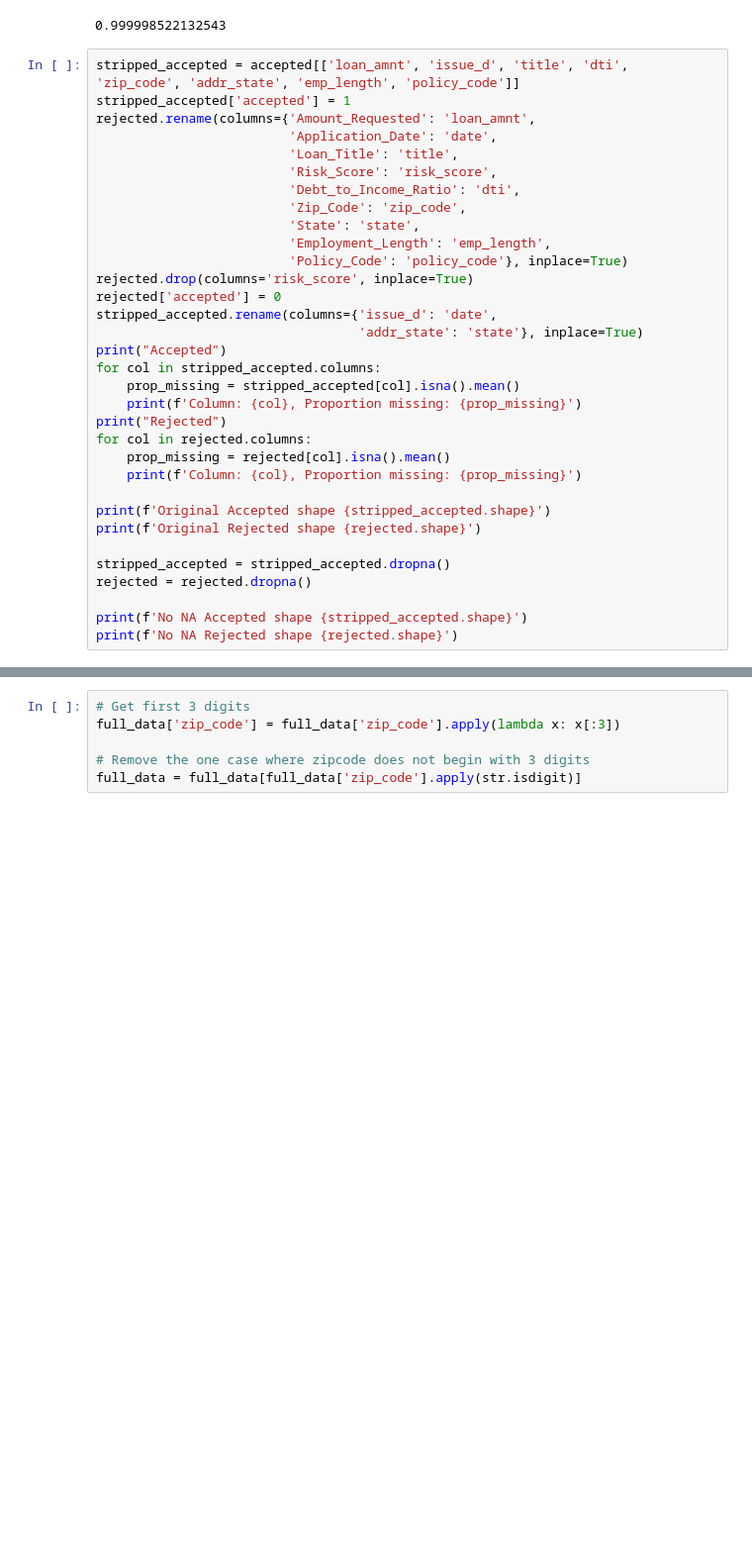
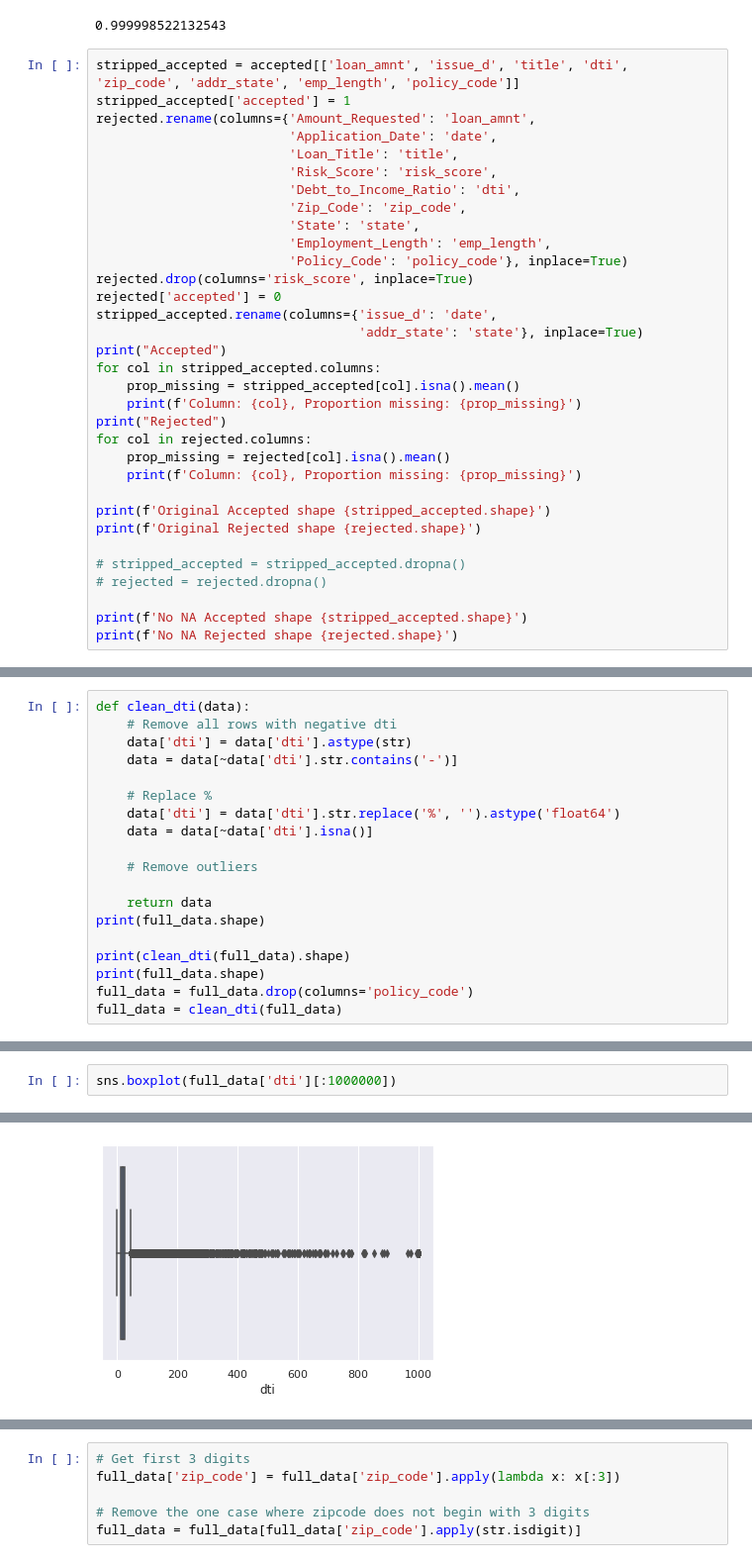
Before and after one commit to jeremylee73/citadel-summer-invitational, a Jupyter notebook: stephen.ipynb, the cells around one changed output, grey strips where cells are left out. Shown at 99% size. Saved outputs shown, nothing was run; the diff lists cells and outputs as text; blank space fills up the shorter version.

```diff
--- a/stephen.ipynb
+++ b/stephen.ipynb
@@ -304,8 +304,8 @@ for col in rejected.columns:
 print(f'Original Accepted shape {stripped_accepted.shape}')
 print(f'Original Rejected shape {rejected.shape}')
 
-stripped_accepted = stripped_accepted.dropna()
-rejected = rejected.dropna()
+# stripped_accepted = stripped_accepted.dropna()
+# rejected = rejected.dropna()
 
 print(f'No NA Accepted shape {stripped_accepted.shape}')
 print(f'No NA Rejected shape {rejected.shape}')
@@ -368,0 +375,19 @@ print(full_data.tail())
+# %%
+def clean_dti(data):
+    # Remove all rows with negative dti
+    data['dti'] = data['dti'].astype(str)
+    data = data[~data['dti'].str.contains('-')]
+
+    # Replace %
+    data['dti'] = data['dti'].str.replace('%', '').astype('float64')
+    data = data[~data['dti'].isna()]
+
+    # Remove outliers
+
+    return data
+print(full_data.shape)
+
+print(clean_dti(full_data).shape)
+print(full_data.shape)
+full_data = full_data.drop(columns='policy_code')
+full_data = clean_dti(full_data)
@@ -368,0 +403,3 @@ print(full_data.tail())
+# %%
+sns.boxplot(full_data['dti'][:1000000])
+# %% [output]
@@ -368,0 +407 @@ print(full_data.tail())
+[figure, added]
```
Also changed, not shown: parts of 15 cells of this notebook, 2 other files.
